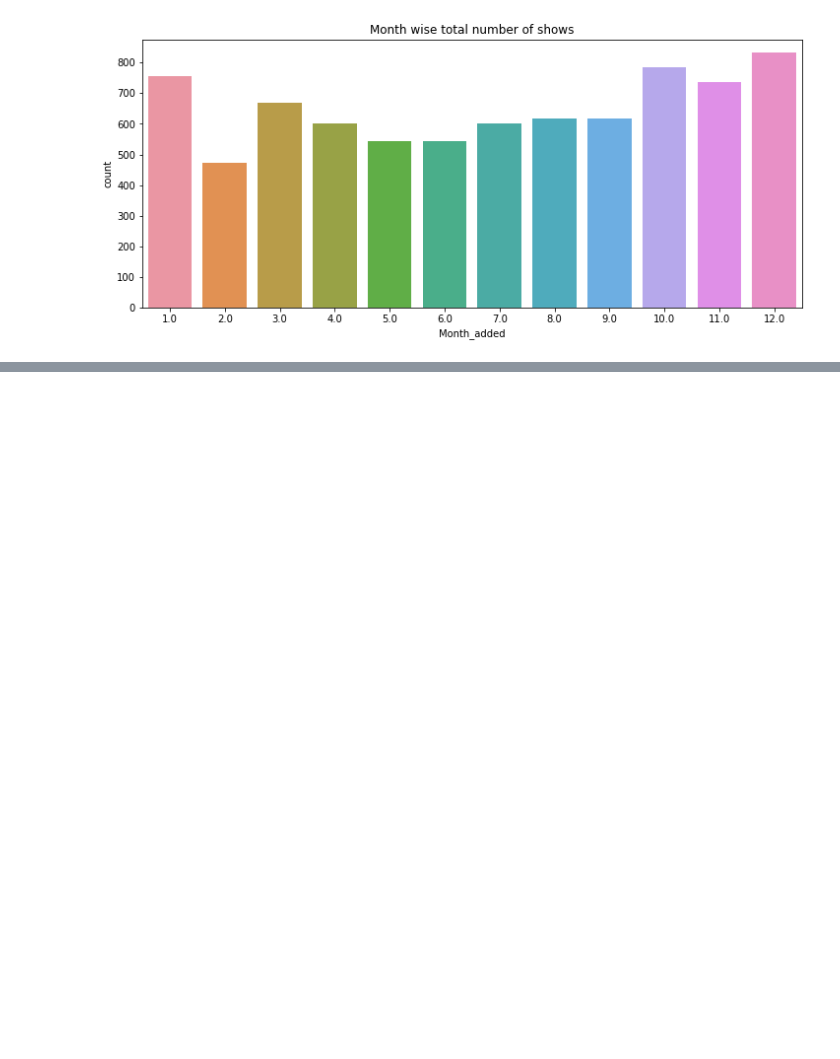
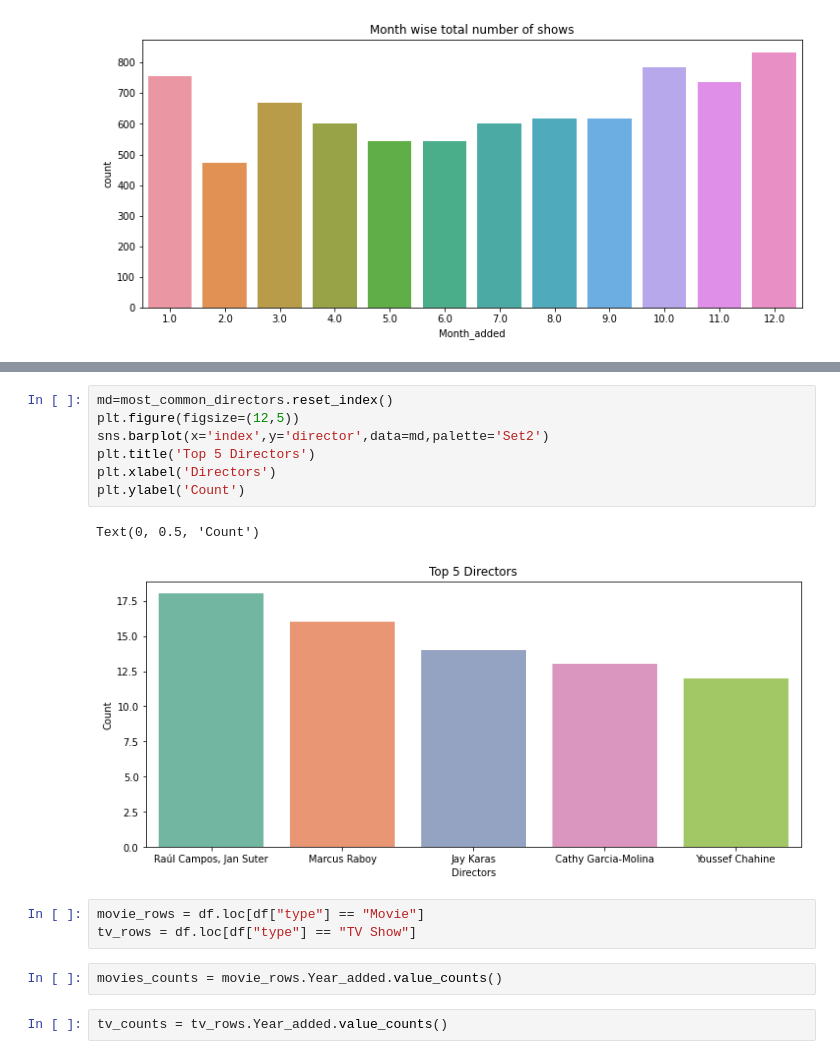
Before and after one commit to SuhasTantri/Netflix-movies-and-tv-shows-clustering, a Jupyter notebook: Raghavendra_and_Suhas_Team_NETFLIX_MOVIES_AND_TV_SHOWS_CLUSTERING.ipynb, the cells around one changed output, grey strips where cells are left out. Drawn from its saved outputs; the diff is of its cells as text; blank space fills up the shorter version.

```diff
--- a/Raghavendra_and_Suhas_Team_NETFLIX_MOVIES_AND_TV_SHOWS_CLUSTERING.ipynb
+++ b/Raghavendra_and_Suhas_Team_NETFLIX_MOVIES_AND_TV_SHOWS_CLUSTERING.ipynb
@@ -251,0 +281,17 @@ sns.countplot(x='Month_added',data=df)
+# %%
+md=most_common_directors.reset_index()
+plt.figure(figsize=(12,5))
+sns.barplot(x='index',y='director',data=md,palette='Set2')
+plt.title('Top 5 Directors')
+plt.xlabel('Directors')
+plt.ylabel('Count')
+# %% [output]
+Text(0, 0.5, 'Count')
+[figure, added]
+# %%
+movie_rows = df.loc[df["type"] == "Movie"]
+tv_rows = df.loc[df["type"] == "TV Show"]
+# %%
+movies_counts = movie_rows.Year_added.value_counts()
+# %%
+tv_counts = tv_rows.Year_added.value_counts()
```
Also changed, not shown: parts of 7 cells of this notebook.
